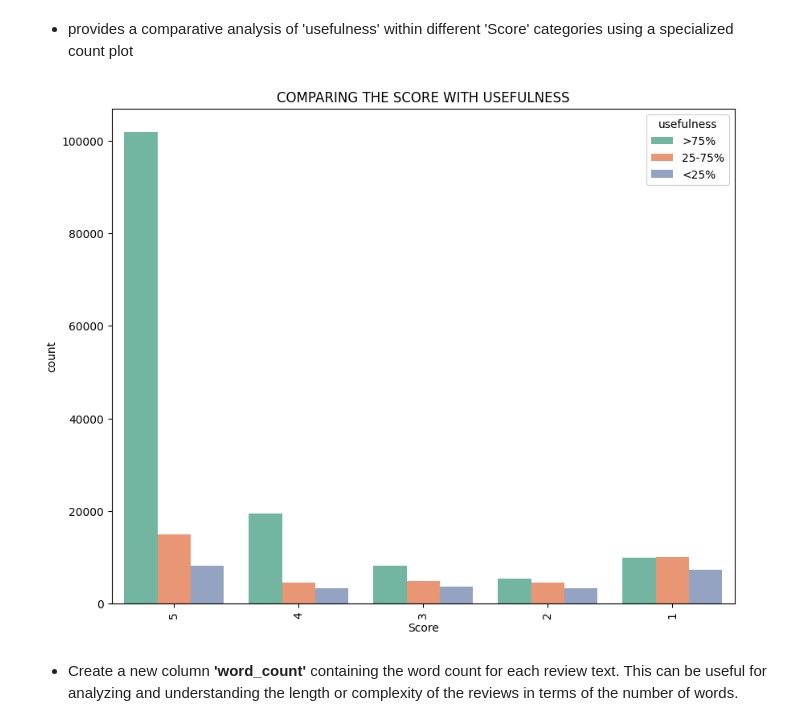
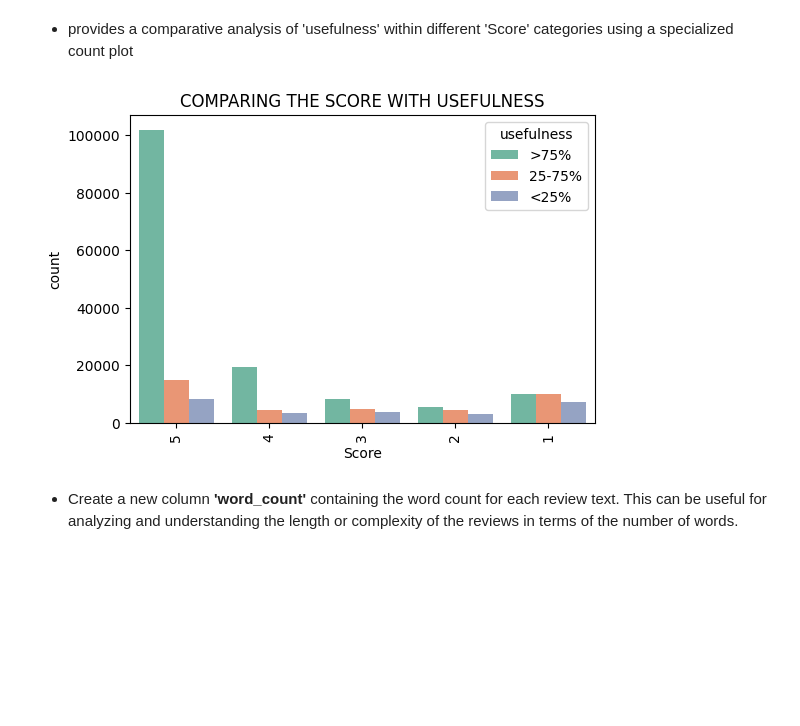
Before and after one commit to 87tana/NLP_SentimentAnalysis, a Jupyter notebook: EDA_Feature Engineering_Preprocessing.ipynb, the cells around one changed output. Cells and saved outputs as stored; diff of their text form; code cells hidden in the pictures; blank space fills up the shorter version.

```diff
--- a/EDA_Feature Engineering_Preprocessing.ipynb
+++ b/EDA_Feature Engineering_Preprocessing.ipynb
@@ -223,13 +266,13 @@ plt.show()
 # %% [markdown]
 - provides a comparative analysis of 'usefulness' within different 'Score' categories using a specialized count plot
 # %%
-plt.figure(figsize=(10,8))
+plt.figure(figsize=(6,4))
 sns.countplot(x='Score',data=df,hue='usefulness',hue_order=['>75%','25-75%','<25%'],order=[5,4,3,2,1],palette="Set2")
 plt.xticks(rotation=90,fontsize=10)
 plt.title('COMPARING THE SCORE WITH USEFULNESS')
 plt.show()
 # %% [output]
-[figure, old version]
+[figure, new version]
 # %% [markdown]
 - Create a new column **'word_count'** containing the word count for each review text. This can be useful for analyzing and understanding the length or complexity of the reviews in terms of the number of words.
 # %%
```
Also changed, not shown: parts of 51 cells of this notebook.
